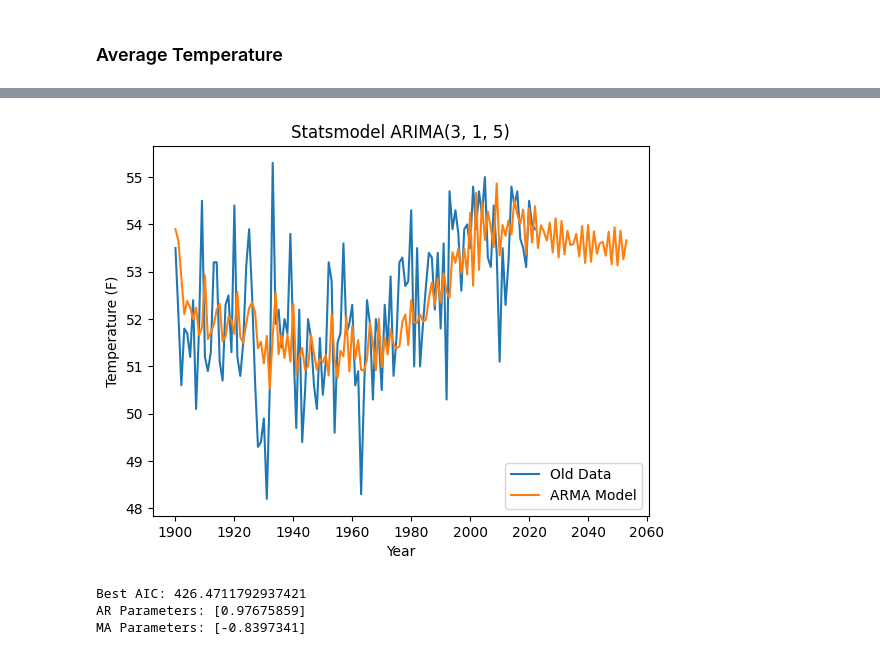
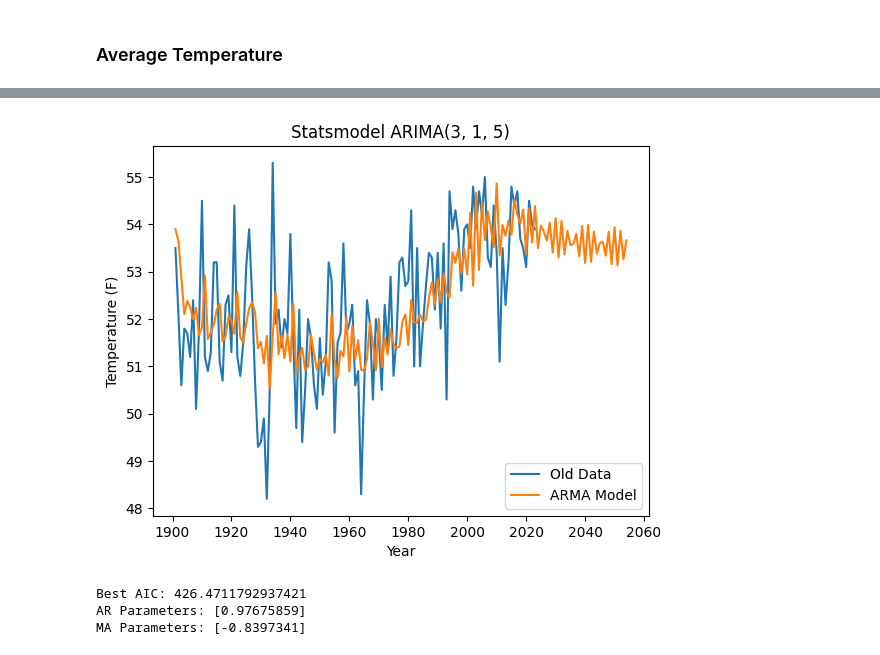
Before and after one commit to EthanPrimes/modeling_climate_change, a Jupyter notebook: arima_models.ipynb, the cells around one changed output, grey strips where cells are left out. Saved outputs shown, nothing was run; the diff lists cells and outputs as text; code cells hidden in the pictures.

```diff
--- a/arima_models.ipynb
+++ b/arima_models.ipynb
@@ -111,20 +118,23 @@ seaice_south_yearly_df = seaice_south_yearly_df.drop(index=[1978, 2019])
 z = avtemp_df.values.copy()  # The dataset
 n = 30  # The number of predictions to make into the future
 
-# Determining optimal hyperparameters
-p_max, q_max, d_max = 10, 10, 1
-opt_p, opt_q, opt_d = None, None, None
-best_aic = float("inf")
-for p in range(1, p_max + 1):
-    for q in range(1, q_max + 1):
-        for d in range(0, d_max + 1):
-            # model = ARIMA(z, order=(p, d, q)).fit(method='innovations_mle')
-            model = ARIMA(z, order=(p, d, q)).fit(method='statespace')
-            if model.aic < best_aic:
-                best_aic = model.aic
-                opt_p = p
-                opt_q = q
-                opt_d = d
+with warnings.catch_warnings():
+    warnings.simplefilter("ignore", ConvergenceWarning)
+    warnings.simplefilter("ignore", UserWarning)
+    # Determining optimal hyperparameters
+    p_max, q_max, d_max = 10, 10, 1
+    opt_p, opt_q, opt_d = None, None, None
+    best_aic = float("inf")
+    for p in range(1, p_max + 1):
+        for q in range(1, q_max + 1):
+            for d in range(0, d_max + 1):
+                # model = ARIMA(z, order=(p, d, q)).fit(method='innovations_mle')
+                model = ARIMA(z, order=(p, d, q)).fit(method='statespace')
+                if model.aic < best_aic:
+                    best_aic = model.aic
+                    opt_p = p
+                    opt_q = q
+                    opt_d = d
 
 # Determining the optimal AIC
 print(f"Best AIC: {best_aic}")
@@ -134,16 +143,16 @@ Best AIC: 419.8138020783227
 # %%
 # Intialize the ARIMA model with optimal parameters
 model = ARIMA(z, order=(opt_p, opt_d, opt_q)).fit(method='statespace')
 
 # Predict from the beginning of the model to 30 observations in the future
 pred = model.predict(start=0, end=len(z)+n)
-plt.plot(np.arange(1900, 1900+len(z) - 1), z[1:], label="Old Data")
-plt.plot(np.arange(1900, 1900+len(pred) - 1), pred[1:], label="ARMA Model")
+plt.plot(np.arange(1900 + 1, 1900+len(z)), z[1:], label="Old Data")
+plt.plot(np.arange(1900 + 1, 1900+len(pred)), pred[1:], label="ARMA Model")
 plt.xlabel("Year")
 plt.ylabel("Temperature (F)")
 plt.title(f"Statsmodel ARIMA({opt_p}, {opt_d}, {opt_q})")
 plt.legend()
 plt.show()
 # %% [output]
-[figure, old version]
+[figure, new version]
 # %%
```
Also changed, not shown: parts of 9 cells of this notebook, 1 other file.
